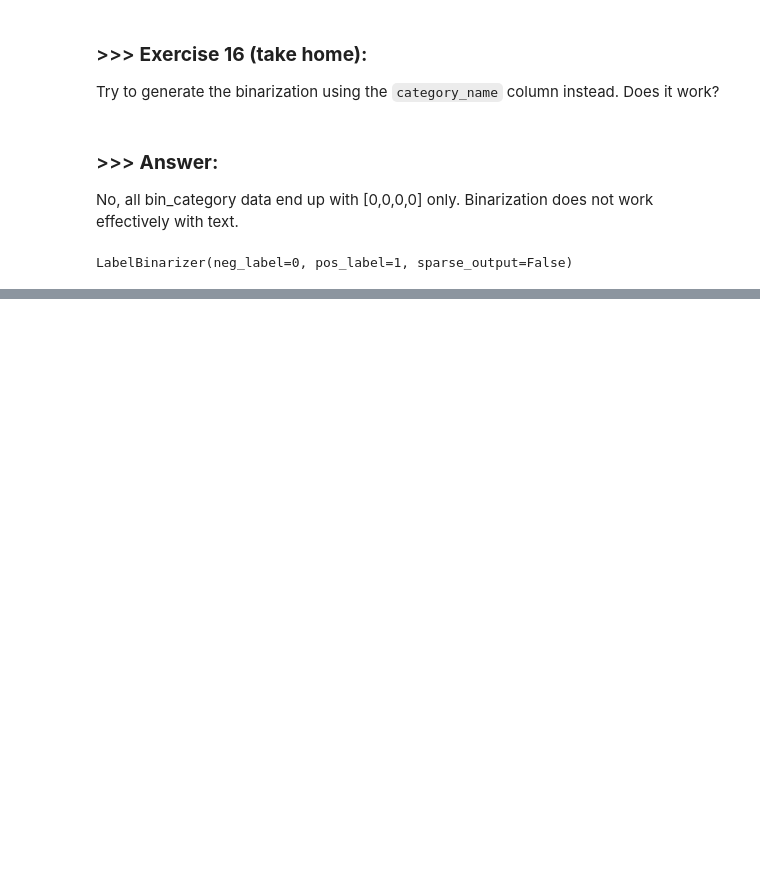
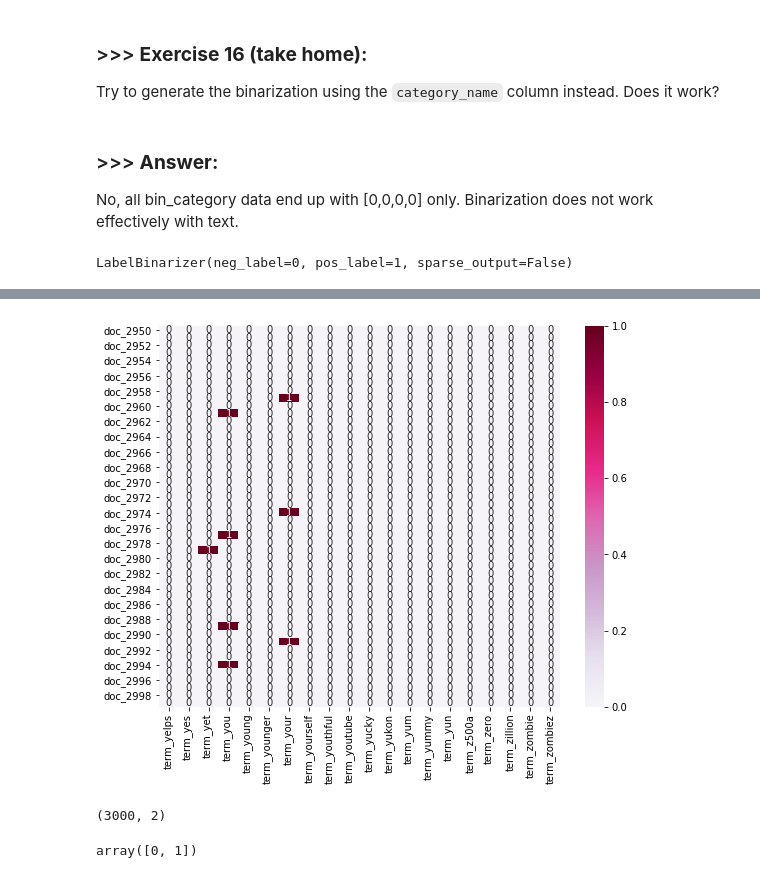
Before and after one commit to tu8ankid/dm_2018_hw_1, a Jupyter notebook: draft.ipynb, the cells around one changed output, grey strips where cells are left out. Cells and saved outputs as stored; diff of their text form; code cells hidden in the pictures; blank space fills up the shorter version.

```diff
--- a/draft.ipynb
+++ b/draft.ipynb
@@ -557,0 +594,4 @@ X[0:9]
+# %%
+dfy = pd.read_csv('yelp_labelled.txt', sep='\t', names=['sentiment','score'])
+dfy['source']='Yelp'
+dfy[0:5]
@@ -557,0 +688,3 @@ X[0:9]
+# %%
+dfx = dfa.append([dfi, dfy], ignore_index=True)
+print(dfx.score.value_counts())
@@ -557,0 +729,3 @@ X[0:9]
+# %%
+dfx['unigrams'] = dfx['sentiment'].apply(lambda x: dmh.tokenize_text(x))
+dfx.unigrams[0:4]
@@ -557,0 +758,6 @@ X[0:9]
+# %%
+from sklearn.feature_extraction.text import CountVectorizer
+
+count_vect = CountVectorizer()
+X_counts = count_vect.fit_transform(dfx.sentiment)
+X_counts
@@ -557,0 +813,27 @@ X[0:9]
+# %%
+import matplotlib.pyplot as plt
+%matplotlib inline
+
+plot_x = ["term_"+str(i) for i in count_vect.get_feature_names()[-20:]]
+plot_y = ["doc_"+ str(i) for i in list(dfx.index)[-50:]]
+plot_z = X_counts[-50:, -20:].toarray()
+
+import seaborn as sns
+
+df_todraw = pd.DataFrame(plot_z, columns = plot_x, index = plot_y)
+plt.subplots(figsize=(9, 7))
+ax = sns.heatmap(df_todraw,
+                 cmap="PuRd",
+                 vmin=0, vmax=1, annot=True)
+# %% [output]
+[figure, added]
+# %%
+from sklearn.decomposition import PCA
+dfx_reduced = PCA(n_components = 2).fit_transform(X_counts.toarray())
+dfx_reduced.shape
+# %% [output]
+(3000, 2)
+# %%
+dfx.score.unique()
+# %% [output]
+array([0, 1])
```
Also changed, not shown: parts of 24 cells of this notebook.
